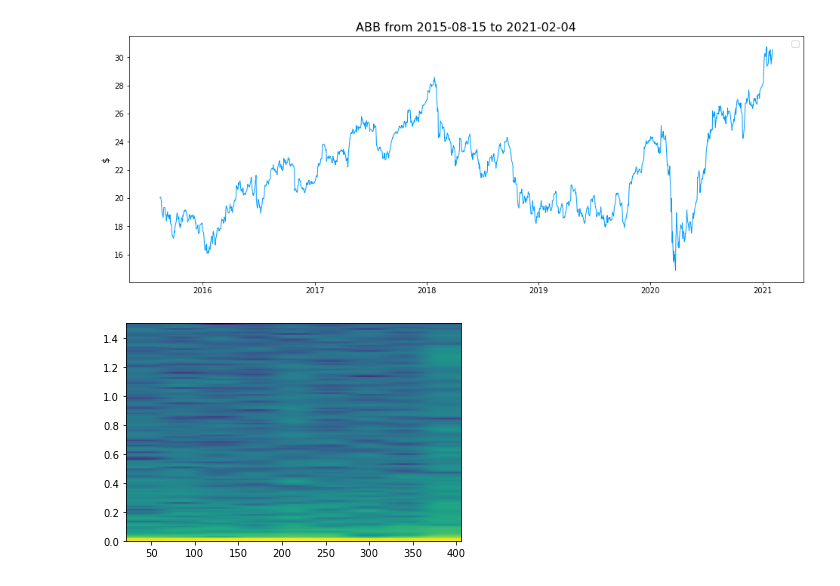
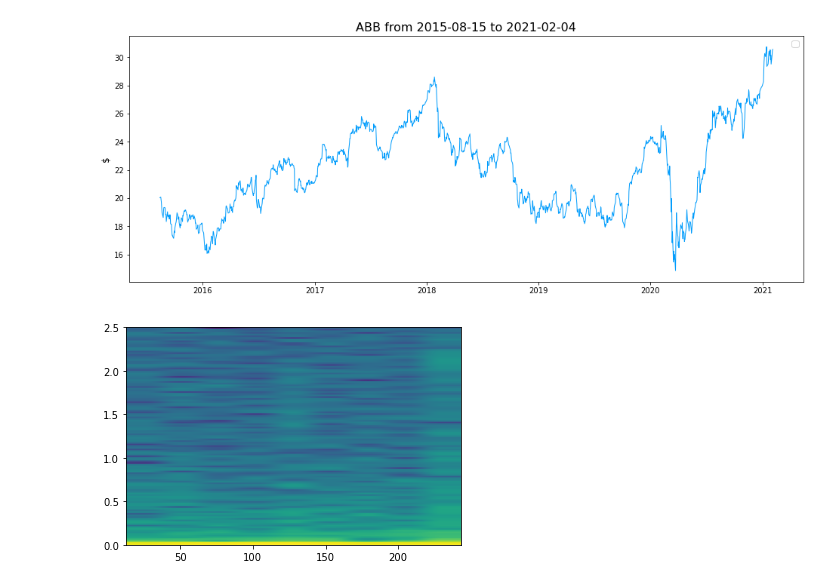
Before and after one commit to simonbuehrer/FFT-test, a Jupyter notebook: 00-fft-stock-market.ipynb, the cells around one changed output. Cells and saved outputs as stored; diff of their text form; code cells hidden in the pictures.

```diff
--- a/00-fft-stock-market.ipynb
+++ b/00-fft-stock-market.ipynb
@@ -67,7 +65,7 @@ plt.show()
 # %% [output]
 [figure]
 # %%
-plt.specgram(stockdata_df['Close'],Fs=3,scale='dB')
+plt.specgram(y,Fs=5,mode = 'psd',scale='dB')
 plt.show()
 # %% [output]
-[figure, old version]
+[figure, new version]
```
Also changed, not shown: parts of 3 cells of this notebook.
